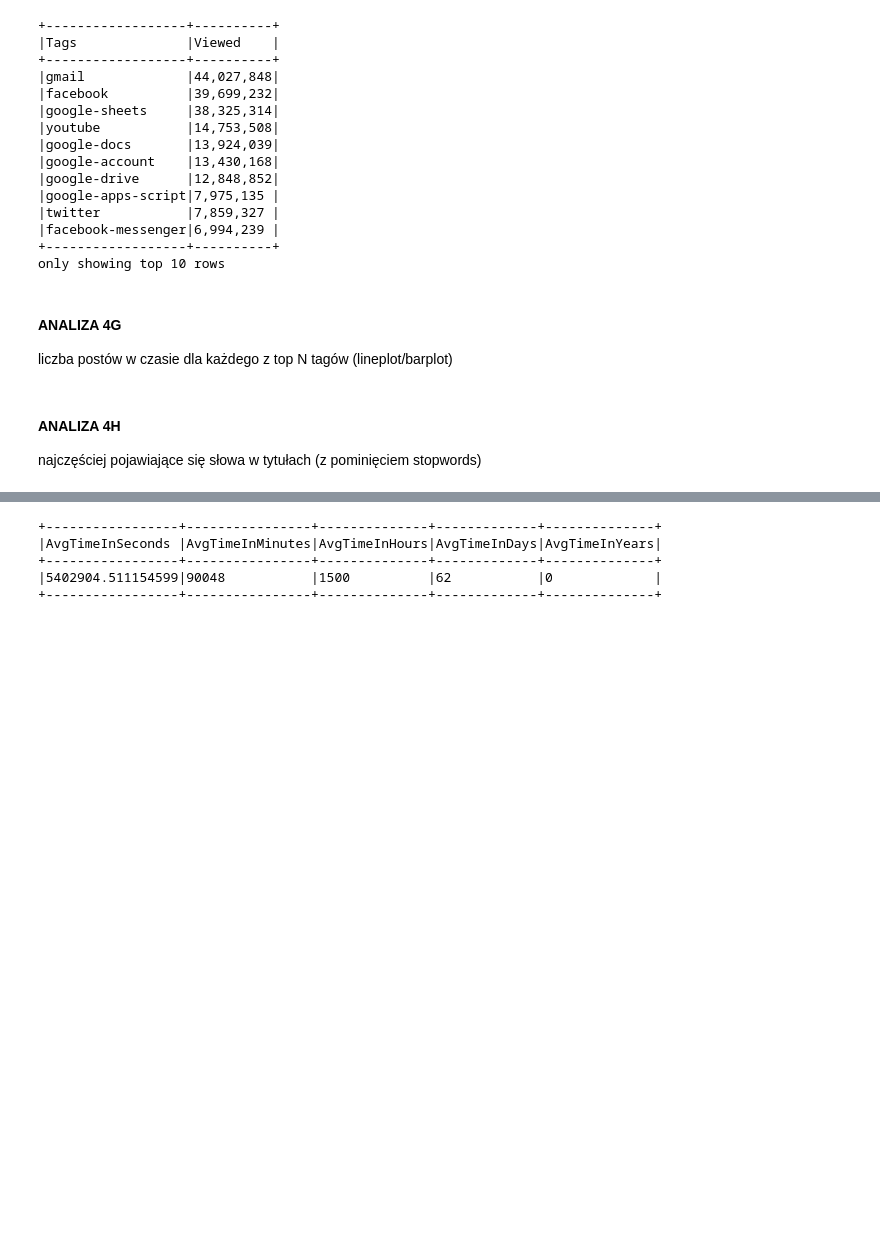
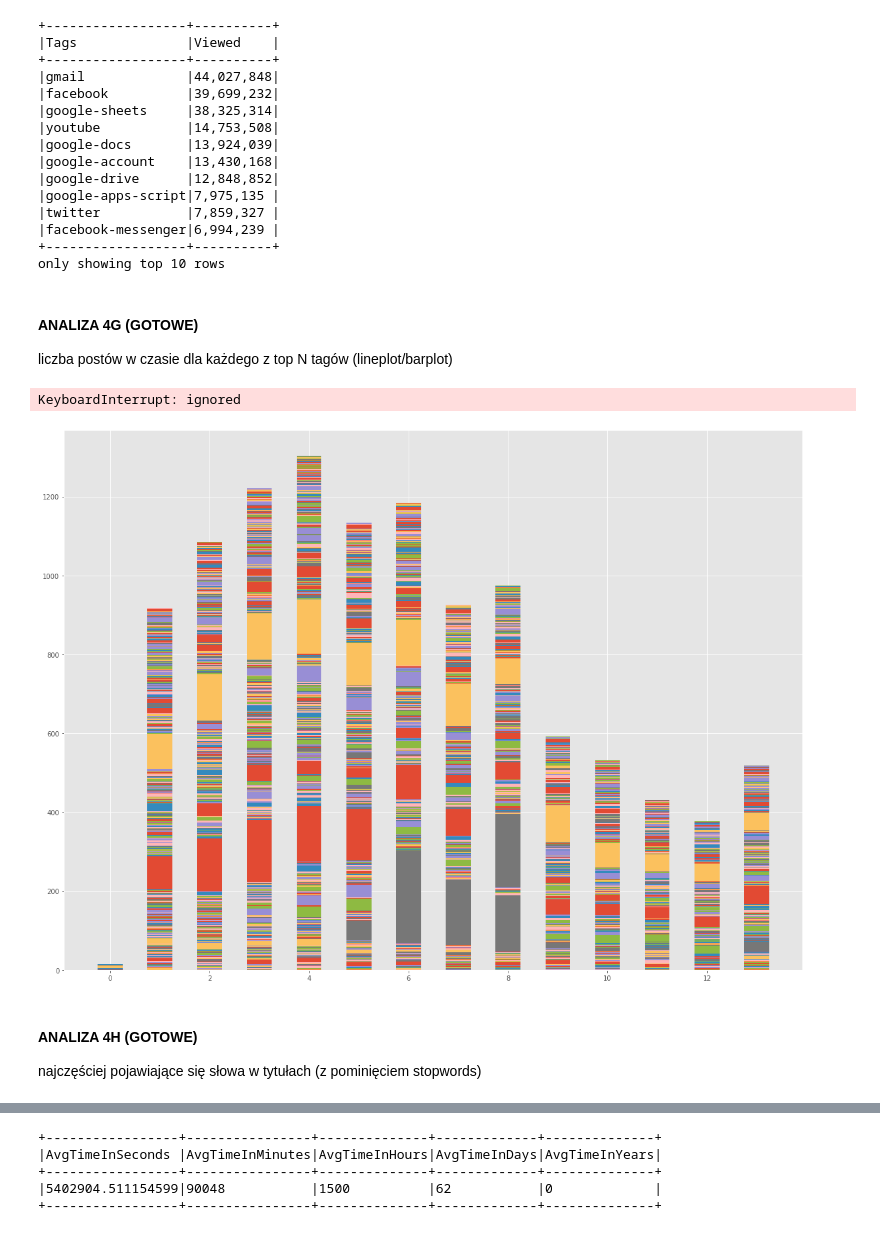
Before and after one commit to andyradz/aplios.solutions, a Jupyter notebook: introduce.ipynb, the cells around one changed output, grey strips where cells are left out. Drawn from its saved outputs; the diff is of its cells as text; code cells hidden in the pictures; blank space fills up the shorter version.

```diff
--- a/introduce.ipynb
+++ b/introduce.ipynb
@@ -842,9 +932,64 @@ postsDFAnalize4F = spark \
 +------------------+----------+
 only showing top 10 rows
 # %% [markdown]
-#### ANALIZA 4G
+#### ANALIZA 4G (GOTOWE)
 liczba postów w czasie dla każdego z top N tagów (lineplot/barplot)
+# %%
+postsDFAnalize4G = spark \
+                   .read \
+                   .parquet("/content/output/posts.parquet") \
+                   .persist() \
+                   .filter( (col('PostTypeId') == 1) ) \
+                   .select(col('Tags'), col('Year').cast('integer')) \
+                   .groupBy("Tags", "Year") \
+                   .agg(count("Tags").alias("Toptags"), count('Year').alias('countposts')) \
+                   .orderBy(col('Toptags').desc(), col('Year').desc())
+                   #.show(n=1000, truncate=False)
+
+pdDF = postsDFAnalize4G.toPandas()
+pdDF = pdDF.pivot(index='Year', columns='Tags', values='Toptags')
+
+#print(pdDF)
+
+plotdata = pdDF
+ax=plotdata.plot(kind='bar', stacked=True, figsize=(20, 15))
+#ax2 = ax.twinx()
+#ax2.set_ylabel('Total number of posts', color = 'b', fontsize=18)
+ax.set_ylabel("Total number of posts", color = 'g', fontsize=18)
+plt.style.use('ggplot')
+plt.title("Tags ratings")
+plt.xlabel("Years")
+plt.ylabel("Number of posts")
+plt.legend(loc="upper left")
+
+
+# .patches is everything inside of the chart
+for rect in ax.patches:
+    # Find where everything is located
+    height = rect.get_height()
+    width = rect.get_width()
+    x = rect.get_x()
+    y = rect.get_y()
+
+    # The height of the bar is the data value and can be used as the label
+    label_text = f'{height}'  # f'{height:.2f}' to format decimal values
+
+    # ax.text(x, y, text)
+    label_x = x + width / 2
+    label_y = y + height / 2
+
+    # plot only when height is greater than specified value
+    if height > 0:
+        ax.text(label_x, label_y, label_text, ha='center', va='center', fontsize=8)
+
+ax.legend(bbox_to_anchor=(1.05, 1), loc='upper left', borderaxespad=0.)
+ax.set_ylabel("Total number of posts", fontsize=18)
+ax.set_xlabel("Years", fontsize=18)
+plt.show()
+# %% [output]
+KeyboardInterrupt: ignored
+[figure, added]
 # %% [markdown]
-#### ANALIZA 4H
+#### ANALIZA 4H (GOTOWE)
 najczęściej pojawiające się słowa w tytułach (z pominięciem stopwords)
 # %%
```
Also changed, not shown: parts of 14 cells of this notebook.
